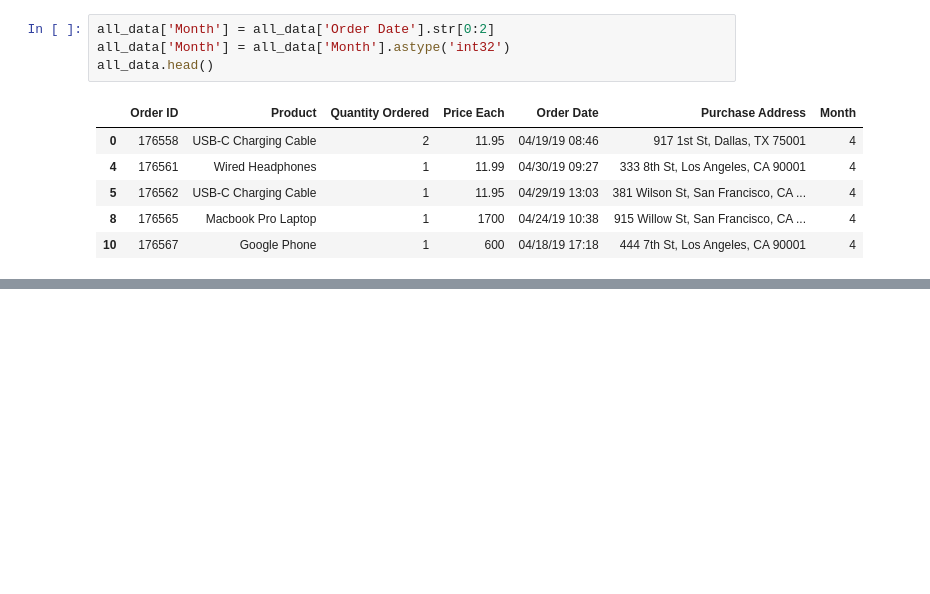
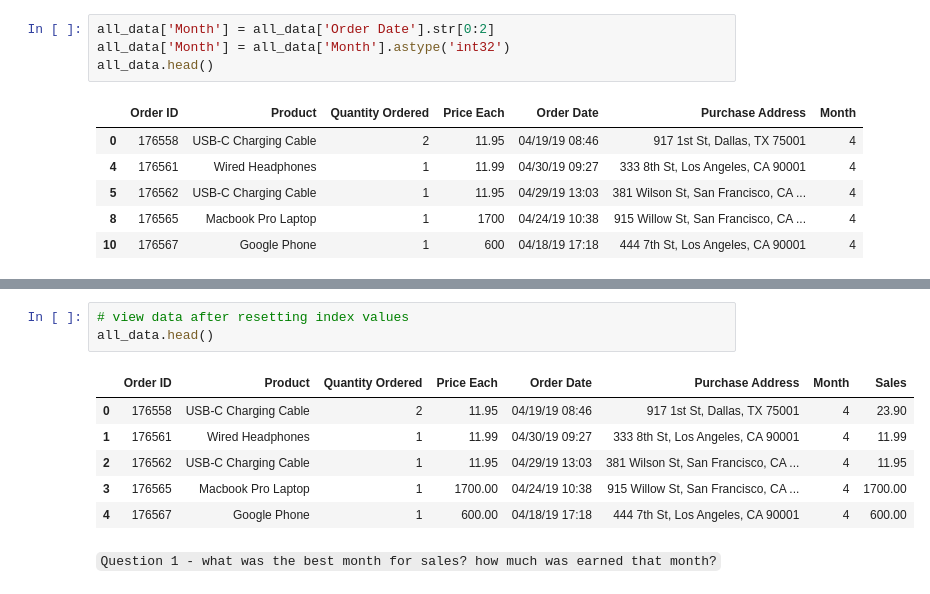
Before and after one commit to marvinraj/all-ai, a Jupyter notebook: all-pandas/projects/real-world-data-science-tasks/analysis.ipynb, the cells around one changed output, grey strips where cells are left out. Cells and saved outputs as stored; diff of their text form; blank space fills up the shorter version.

```diff
--- a/all-pandas/projects/real-world-data-science-tasks/analysis.ipynb
+++ b/all-pandas/projects/real-world-data-science-tasks/analysis.ipynb
@@ -80,0 +106,12 @@ all_data.head()
+# %%
+# view data after resetting index values
+all_data.head()
+# %% [output]
+|  | Order ID | Product | Quantity Ordered | Price Each | Order Date | Purchase Address | Month | Sales |
+| 0 | 176558 | USB-C Charging Cable | 2 | 11.95 | 04/19/19 08:46 | 917 1st St, Dallas, TX 75001 | 4 | 23.90 |
+| 1 | 176561 | Wired Headphones | 1 | 11.99 | 04/30/19 09:27 | 333 8th St, Los Angeles, CA 90001 | 4 | 11.99 |
+| 2 | 176562 | USB-C Charging Cable | 1 | 11.95 | 04/29/19 13:03 | 381 Wilson St, San Francisco, CA ... | 4 | 11.95 |
+| 3 | 176565 | Macbook Pro Laptop | 1 | 1700.00 | 04/24/19 10:38 | 915 Willow St, San Francisco, CA ... | 4 | 1700.00 |
+| 4 | 176567 | Google Phone | 1 | 600.00 | 04/18/19 17:18 | 444 7th St, Los Angeles, CA 90001 | 4 | 600.00 |
+# %% [markdown]
+`Question 1 - what was the best month for sales? how much was earned that month?`
```
Also changed, not shown: parts of 9 cells of this notebook.
